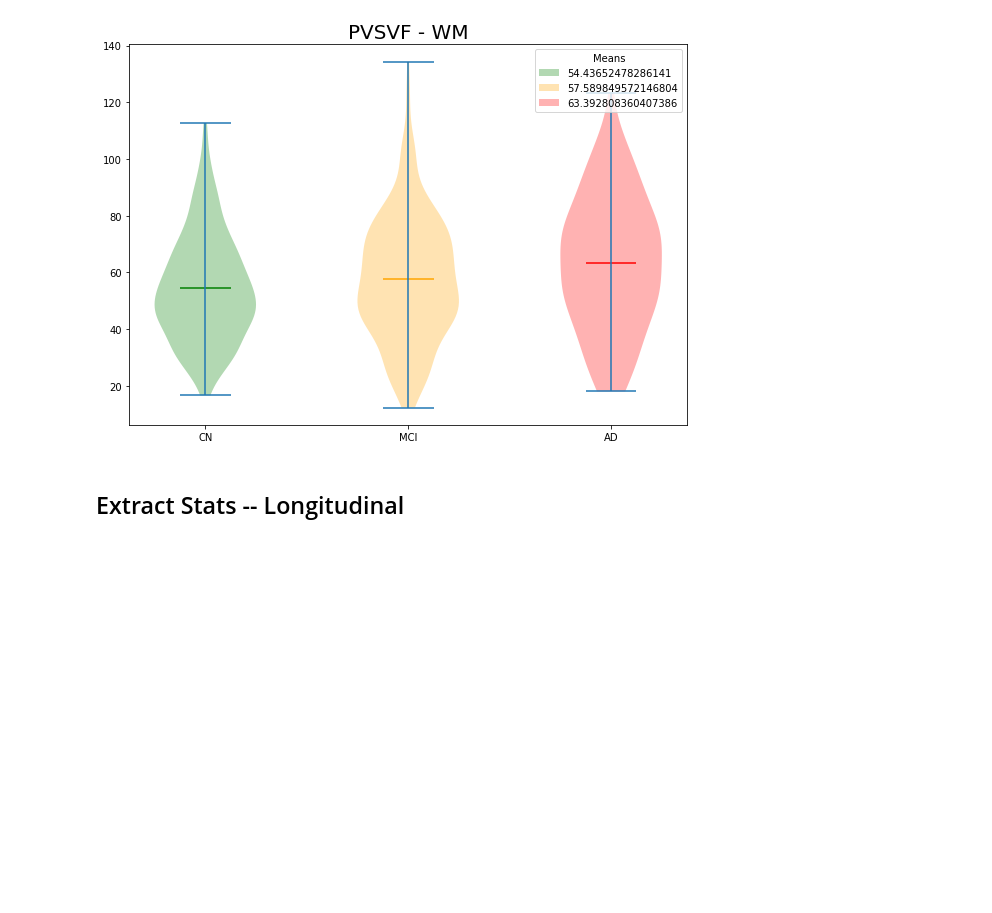
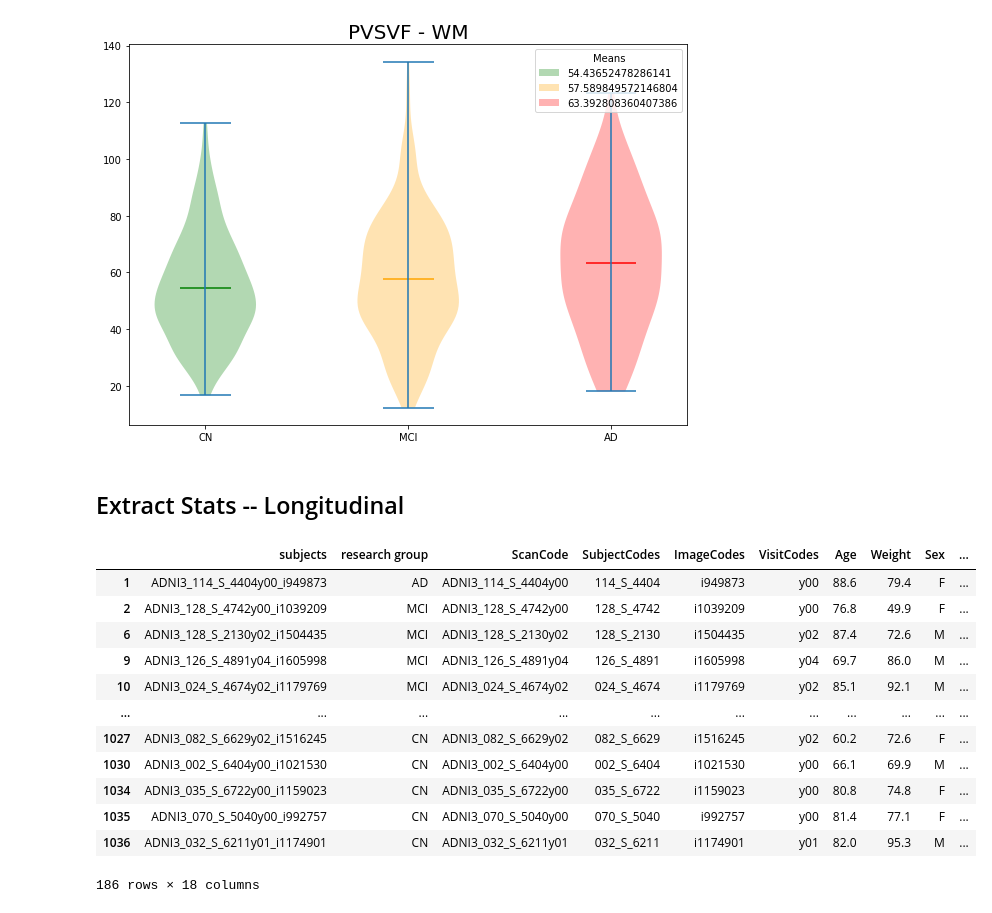
Before and after one commit to cind/pijp-frangi, a Jupyter notebook: pijp_frangi/stat_analysis.ipynb, the cells around one changed output. Cells and saved outputs as stored; diff of their text form; code cells hidden in the pictures; blank space fills up the shorter version.

```diff
--- a/pijp_frangi/stat_analysis.ipynb
+++ b/pijp_frangi/stat_analysis.ipynb
@@ -501,0 +486,32 @@ plt.show()
+# %%
+# # step 1: how many time points do we want?
+# # how many time points do each participant have?
+
+report_clean.groupby('SubjectCodes').count().groupby('subjects').count() # 454 w 1tp, 257 w 2tp, 186 w 3tp
+#report_clean.groupby('SubjectCodes').count()
+counts = report_clean.groupby('SubjectCodes').count()
+counts
+yr3_group = report_clean.iloc[np.where(counts['subjects'] == 3)]
+
+#yr3_group
+#rggroupyr3 = yr3_group.groupby(['research group'])
+
+# ad_lg = rggroupyr3.get_group('AD')
+# mci_lg = rggroupyr3.get_group('MCI')
+# cn_lg = rggroupyr3.get_group('CN')
+
+# ad_lg
+# %% [output]
+|  | subjects | research group | ScanCode | SubjectCodes | ImageCodes | VisitCodes | Age | Weight | Sex | ... |
+| 1 | ADNI3_114_S_4404y00_i949873 | AD | ADNI3_114_S_4404y00 | 114_S_4404 | i949873 | y00 | 88.6 | 79.4 | F | ... |
+| 2 | ADNI3_128_S_4742y00_i1039209 | MCI | ADNI3_128_S_4742y00 | 128_S_4742 | i1039209 | y00 | 76.8 | 49.9 | F | ... |
+| 6 | ADNI3_128_S_2130y02_i1504435 | MCI | ADNI3_128_S_2130y02 | 128_S_2130 | i1504435 | y02 | 87.4 | 72.6 | M | ... |
+| 9 | ADNI3_126_S_4891y04_i1605998 | MCI | ADNI3_126_S_4891y04 | 126_S_4891 | i1605998 | y04 | 69.7 | 86.0 | M | ... |
+| 10 | ADNI3_024_S_4674y02_i1179769 | MCI | ADNI3_024_S_4674y02 | 024_S_4674 | i1179769 | y02 | 85.1 | 92.1 | M | ... |
+| ... | ... | ... | ... | ... | ... | ... | ... | ... | ... | ... |
+| 1027 | ADNI3_082_S_6629y02_i1516245 | CN | ADNI3_082_S_6629y02 | 082_S_6629 | i1516245 | y02 | 60.2 | 72.6 | F | ... |
+| 1030 | ADNI3_002_S_6404y00_i1021530 | CN | ADNI3_002_S_6404y00 | 002_S_6404 | i1021530 | y00 | 66.1 | 69.9 | M | ... |
+| 1034 | ADNI3_035_S_6722y00_i1159023 | CN | ADNI3_035_S_6722y00 | 035_S_6722 | i1159023 | y00 | 80.8 | 74.8 | F | ... |
+| 1035 | ADNI3_070_S_5040y00_i992757 | CN | ADNI3_070_S_5040y00 | 070_S_5040 | i992757 | y00 | 81.4 | 77.1 | F | ... |
+| 1036 | ADNI3_032_S_6211y01_i1174901 | CN | ADNI3_032_S_6211y01 | 032_S_6211 | i1174901 | y01 | 82.0 | 95.3 | M | ... |
+186 rows × 18 columns
```
Also changed, not shown: parts of 2 cells of this notebook, 1 other file.
